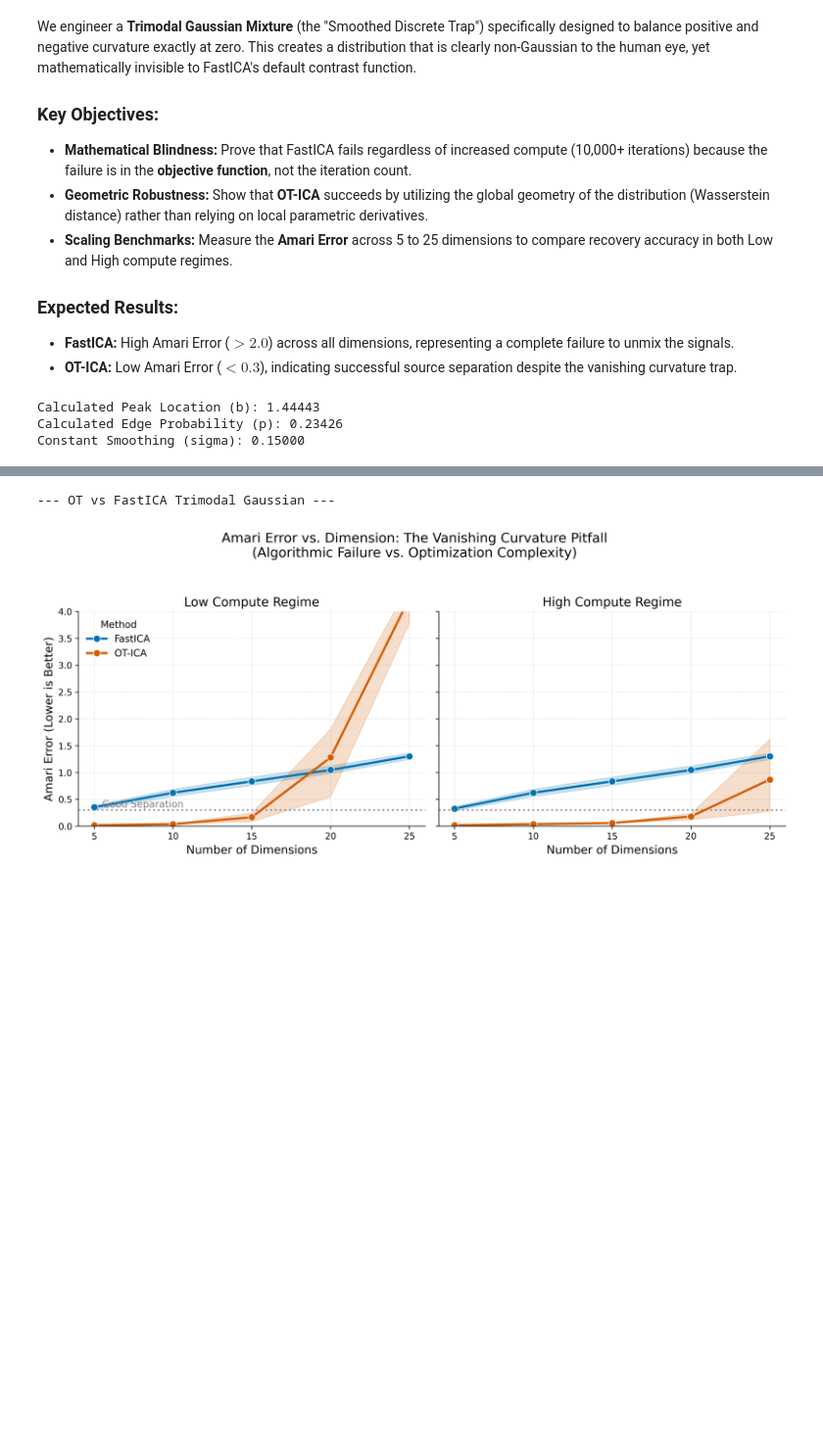
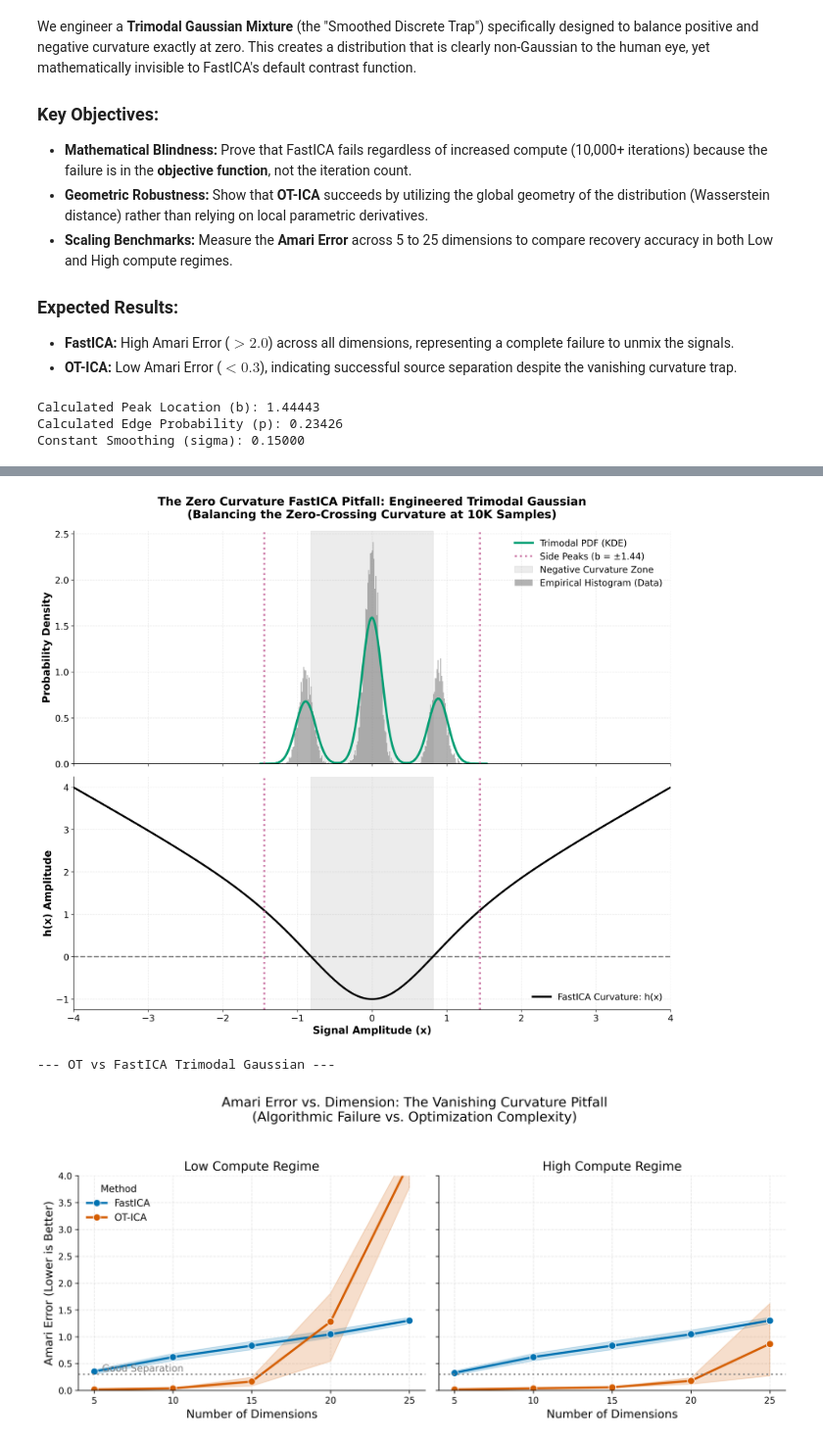
Before and after one commit to ashutoshjha3103/ot_in_linear_ica, a Jupyter notebook: exp/FastICA_failure_modes.ipynb, the cells around one changed output, grey strips where cells are left out. Shown at 98% size. Drawn from its saved outputs; the diff is of its cells as text; code cells hidden in the pictures; blank space fills up the shorter version.

Commit message:
some image and thesis corrections

```diff
--- a/exp/FastICA_failure_modes.ipynb
+++ b/exp/FastICA_failure_modes.ipynb
@@ -188,0 +168,62 @@ plt.show()
+# %%
+# Generate a 1-dimensional test sample to visualize the shape
+test_samples, _ = generate_trimodal_trap(n_dim=1, n_samples=10000, seed=42)
+test_np = test_samples.numpy().flatten()
+
+# Set up a massive figure size for high-quality downscaling later
+fig, (ax1, ax2) = plt.subplots(2, 1, figsize=(14, 12), sharex=True)
+
+# ==========================================
+# TOP PLOT: Trimodal PDF (Data)
+# ==========================================
+# Plot dark grey histogram bars
+sns.histplot(test_np, bins=200, stat="density", color="#666666", alpha=0.5,
+             ax=ax1, label='Empirical Histogram (Data)', edgecolor=None)
+
+# Plot the continuous PDF line in Colorblind-Friendly Teal/Green
+sns.kdeplot(test_np, color="#029E73", linewidth=3.5, ax=ax1, label='Trimodal PDF (KDE)')
+
+ax1.set_ylabel("Probability Density", fontweight='bold', fontsize=16)
+ax1.set_title("The Zero Curvature FastICA Pitfall: Engineered Trimodal Gaussian\n(Balancing the Zero-Crossing Curvature at 10K Samples)",
+              fontsize=18, pad=20, fontweight='bold')
+ax1.tick_params(axis='both', which='major', labelsize=14)
+
+# Add visual markers using Colorblind-Friendly Pink/Magenta
+ax1.axvline(-TRAP_B, color='#CC79A7', linestyle=':', linewidth=3, label=f'Side Peaks (b = ±{TRAP_B:.2f})')
+ax1.axvline(TRAP_B, color='#CC79A7', linestyle=':', linewidth=3)
+ax1.axvspan(-0.82, 0.82, color='gray', alpha=0.15, label='Negative Curvature Zone')
+
+ax1.grid(True, alpha=0.3)
+ax1.legend(loc='upper right', frameon=False, fontsize=14)
+
+# ==========================================
+# BOTTOM PLOT: FastICA Curvature h(x)
+# ==========================================
+x_vals = np.linspace(-4, 4, 500)
+# The exact FastICA curvature expectation function
+h_vals = x_vals * np.tanh(x_vals) - 1.0 + np.tanh(x_vals)**2
+
+ax2.plot(x_vals, h_vals, color='black', linestyle='-', linewidth=3, label='FastICA Curvature: h(x)')
+ax2.axhline(0, color='black', linestyle='--', alpha=0.5, linewidth=2) # Zero line
+
+# Mirror the exact same visual markers on the bottom plot for vertical alignment
+ax2.axvline(-TRAP_B, color='#CC79A7', linestyle=':', linewidth=3)
+ax2.axvline(TRAP_B, color='#CC79A7', linestyle=':', linewidth=3)
+ax2.axvspan(-0.82, 0.82, color='gray', alpha=0.15)
+
+ax2.set_xlabel("Signal Amplitude (x)", fontweight='bold', fontsize=16)
+ax2.set_ylabel("h(x) Amplitude", fontweight='bold', fontsize=16)
+ax2.set_xlim(-4, 4)
+ax2.tick_params(axis='both', which='major', labelsize=14)
+ax2.grid(True, alpha=0.3)
+ax2.legend(loc='lower right', frameon=False, fontsize=14)
+
+plt.tight_layout()
+
+# Save as a high-quality PDF specifically for LaTeX rendering
+file_name = "vanishing_curvature_trimodal_pdf.pdf"
+plt.savefig(file_name, format='pdf', bbox_inches='tight')
+print(f"Successfully saved huge figure to {file_name}")
+
+plt.show()
+# %% [output]
@@ -189,3 +231,4 @@ plt.show()
+[figure, added]
 # %%
 # ==========================================
 # 2. Parallel Worker Function (GPU Enabled)
```
Also changed, not shown: parts of 2 cells of this notebook, 5 other files.
